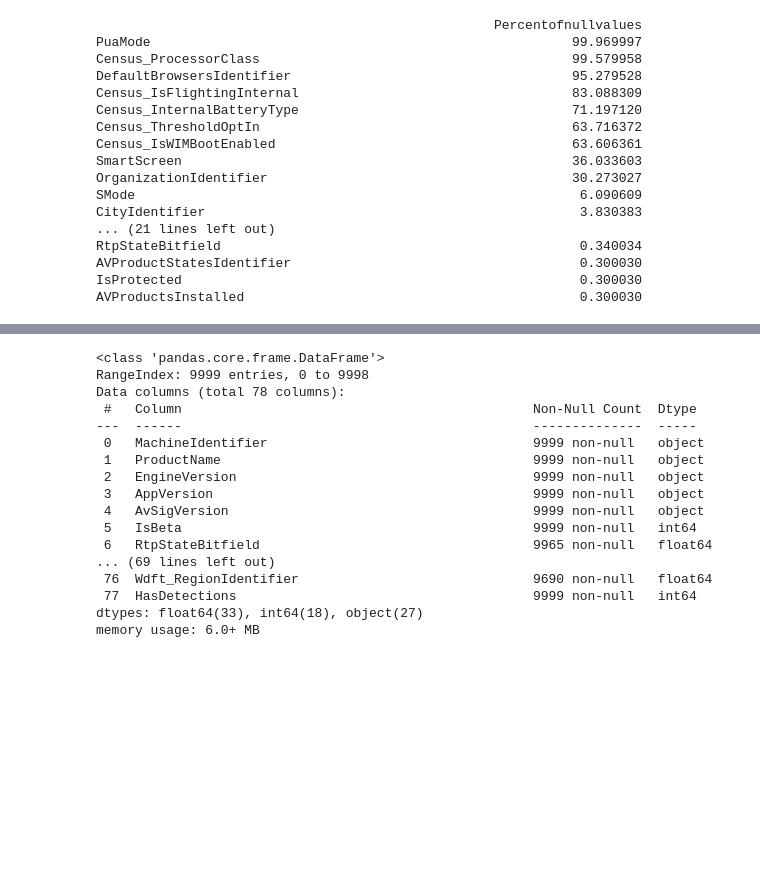
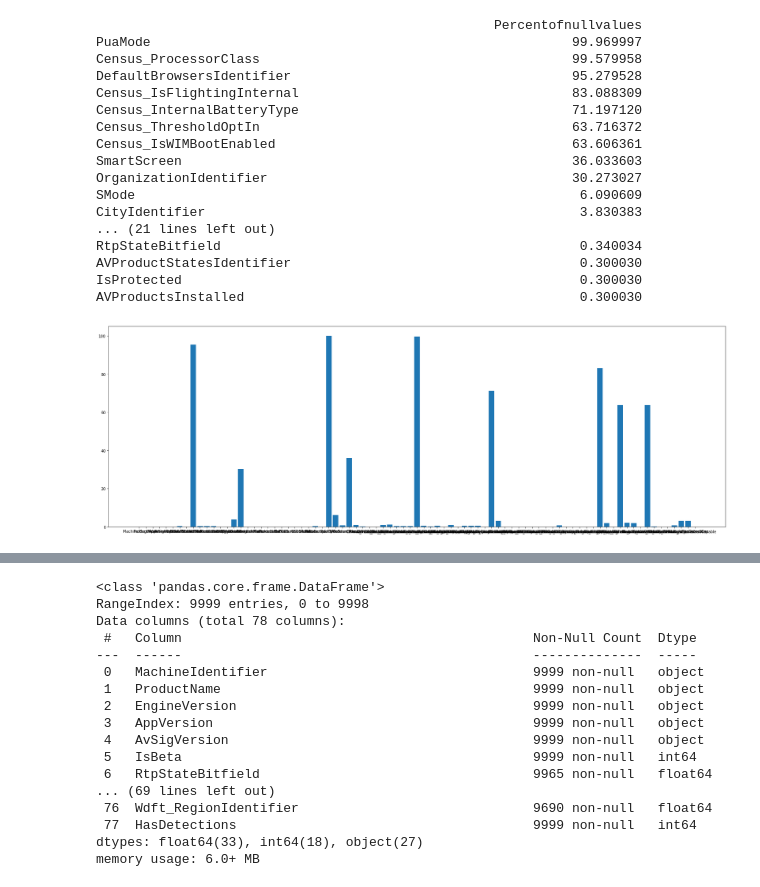
Before and after one commit to Mira224/COMP3115Project, a Jupyter notebook: Project.ipynb, the cells around one changed output, grey strips where cells are left out. Saved outputs shown, nothing was run; the diff lists cells and outputs as text; code cells hidden in the pictures; blank space fills up the shorter version.

```diff
--- a/Project.ipynb
+++ b/Project.ipynb
@@ -56,6 +56,15 @@ RtpStateBitfield                                              0.340034
 AVProductStatesIdentifier                                     0.300030
 IsProtected                                                   0.300030
 AVProductsInstalled                                           0.300030
+# %%
+x = X.columns
+
+
+plt.figure(figsize=(30, 10))
+plt.bar(x,percent,width=0.8)
+plt.show()
+# %% [output]
+[figure, added]
 # %%
 # Drop the features with more 70 percent null values
 X = X.drop(['PuaMode','Census_ProcessorClass','DefaultBrowsersIdentifier','Census_IsFlightingInternal','Census_InternalBatteryType'],axis=1)
```
Also changed, not shown: parts of 10 cells of this notebook.
